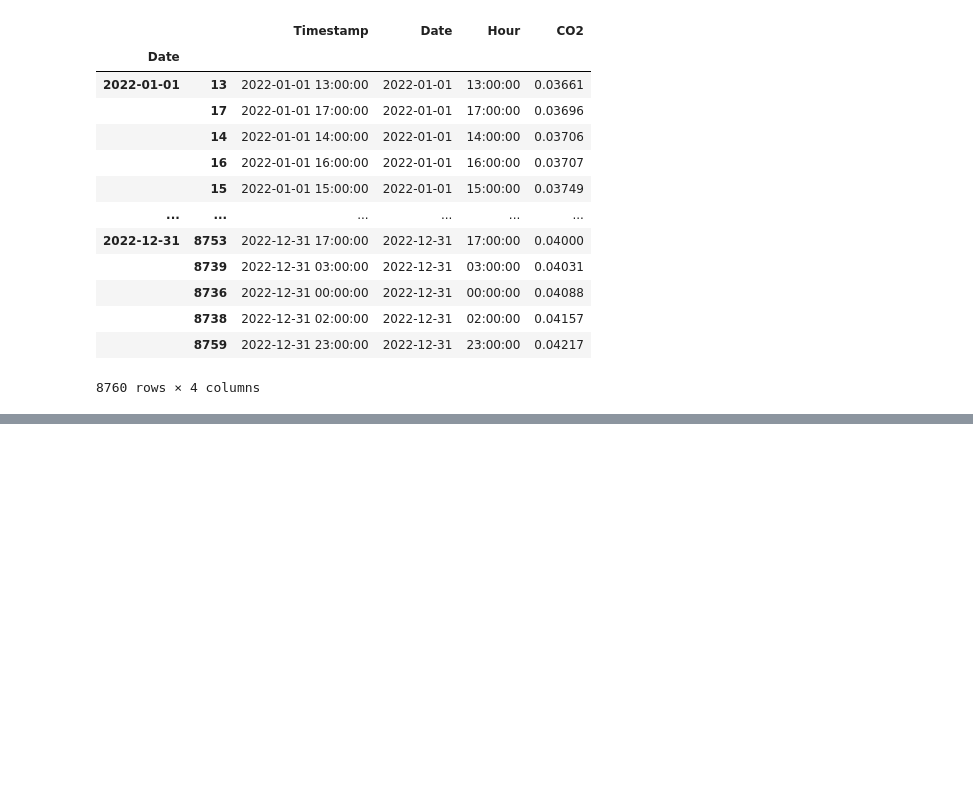
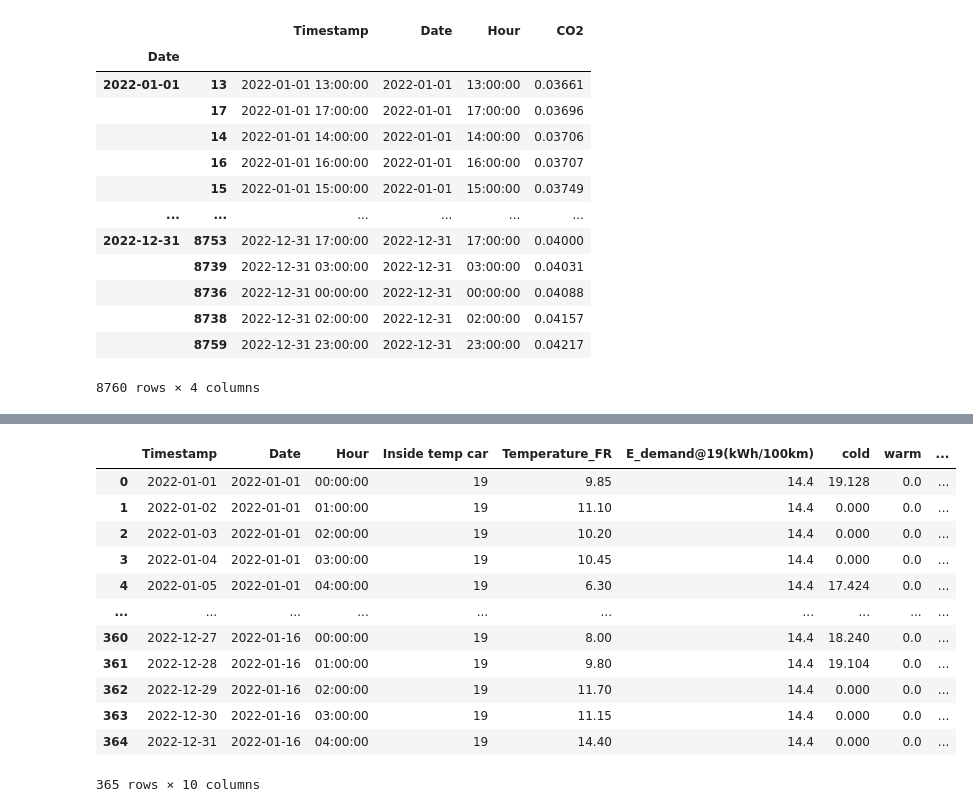
Before and after one commit to Dominik1207/K_ISS, a Jupyter notebook: Optimization.ipynb, the cells around one changed output, grey strips where cells are left out. Saved outputs shown, nothing was run; the diff lists cells and outputs as text; code cells hidden in the pictures; blank space fills up the shorter version.

```diff
--- a/Optimization.ipynb
+++ b/Optimization.ipynb
@@ -185,0 +145,5 @@ avg_con
+# %%
+hour[]=pd.DataFrame()
+
+for item in opt
+df.query("team=='A'")["points"]
@@ -185,0 +168,3 @@ avg_con
+# %%
+temp = pd.read_csv('Temperature_France_2022.csv', usecols=["Average_FR"])
+temp
@@ -185,0 +219,44 @@ avg_con
+# %%
+s=[]
+
+for item in b['Temperature_FR']:
+    if item<=10:
+        s.append(((item/5) * 2.4)+14.4),
+    else: s.append(0)
+
+b['cold']=s
+# %%
+r=[]
+
+for item in b['Temperature_FR']:
+    if item>=25:
+        r.append(((item/5) * 2.3)+14.4),
+    else: r.append(0)
+
+b['warm']=r
+
+b['total_e_consumption']=b['cold']+b['warm']
+# %%
+t=[]
+
+for item in b['total_e_consumption']:
+    if item==0:
+        t.append(14.4)
+    else: t.append(item)
+
+b['total_e_consumption_1']=t
+b
+# %% [output]
+|  | Timestamp | Date | Hour | Inside temp car | Temperature_FR | E_demand@19(kWh/100km) | cold | warm | ... |
+| 0 | 2022-01-01 | 2022-01-01 | 00:00:00 | 19 | 9.85 | 14.4 | 19.128 | 0.0 | ... |
+| 1 | 2022-01-02 | 2022-01-01 | 01:00:00 | 19 | 11.10 | 14.4 | 0.000 | 0.0 | ... |
+| 2 | 2022-01-03 | 2022-01-01 | 02:00:00 | 19 | 10.20 | 14.4 | 0.000 | 0.0 | ... |
+| 3 | 2022-01-04 | 2022-01-01 | 03:00:00 | 19 | 10.45 | 14.4 | 0.000 | 0.0 | ... |
+| 4 | 2022-01-05 | 2022-01-01 | 04:00:00 | 19 | 6.30 | 14.4 | 17.424 | 0.0 | ... |
+| ... | ... | ... | ... | ... | ... | ... | ... | ... | ... |
+| 360 | 2022-12-27 | 2022-01-16 | 00:00:00 | 19 | 8.00 | 14.4 | 18.240 | 0.0 | ... |
+| 361 | 2022-12-28 | 2022-01-16 | 01:00:00 | 19 | 9.80 | 14.4 | 19.104 | 0.0 | ... |
+| 362 | 2022-12-29 | 2022-01-16 | 02:00:00 | 19 | 11.70 | 14.4 | 0.000 | 0.0 | ... |
+| 363 | 2022-12-30 | 2022-01-16 | 03:00:00 | 19 | 11.15 | 14.4 | 0.000 | 0.0 | ... |
+| 364 | 2022-12-31 | 2022-01-16 | 04:00:00 | 19 | 14.40 | 14.4 | 0.000 | 0.0 | ... |
+365 rows × 10 columns
```
Also changed, not shown: parts of 27 cells of this notebook.
